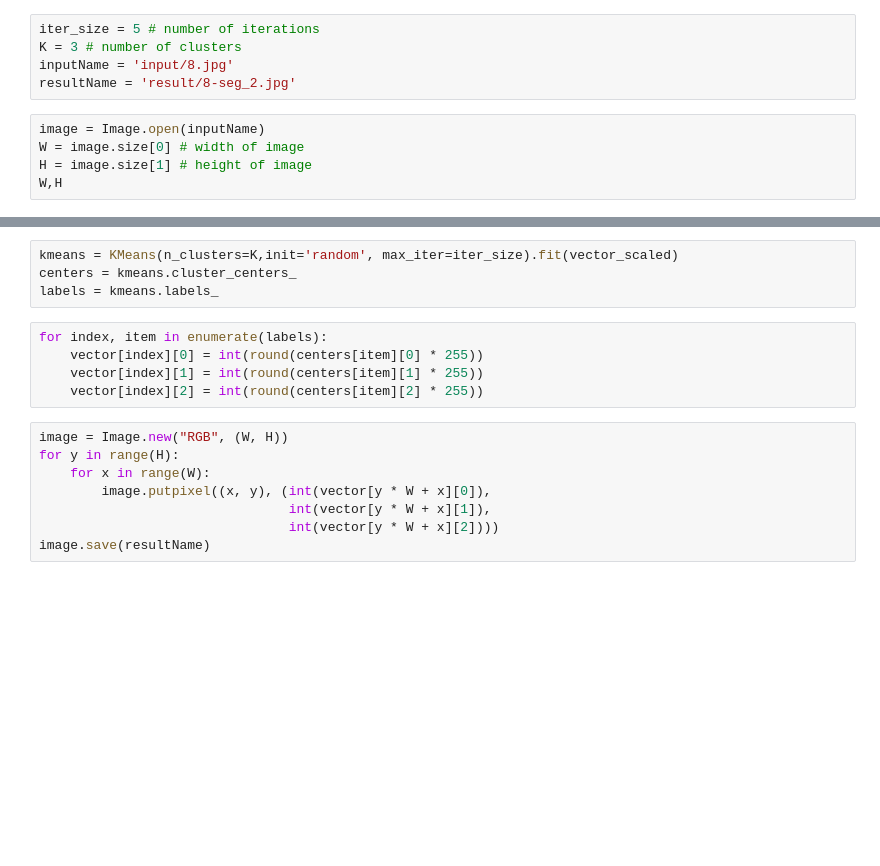
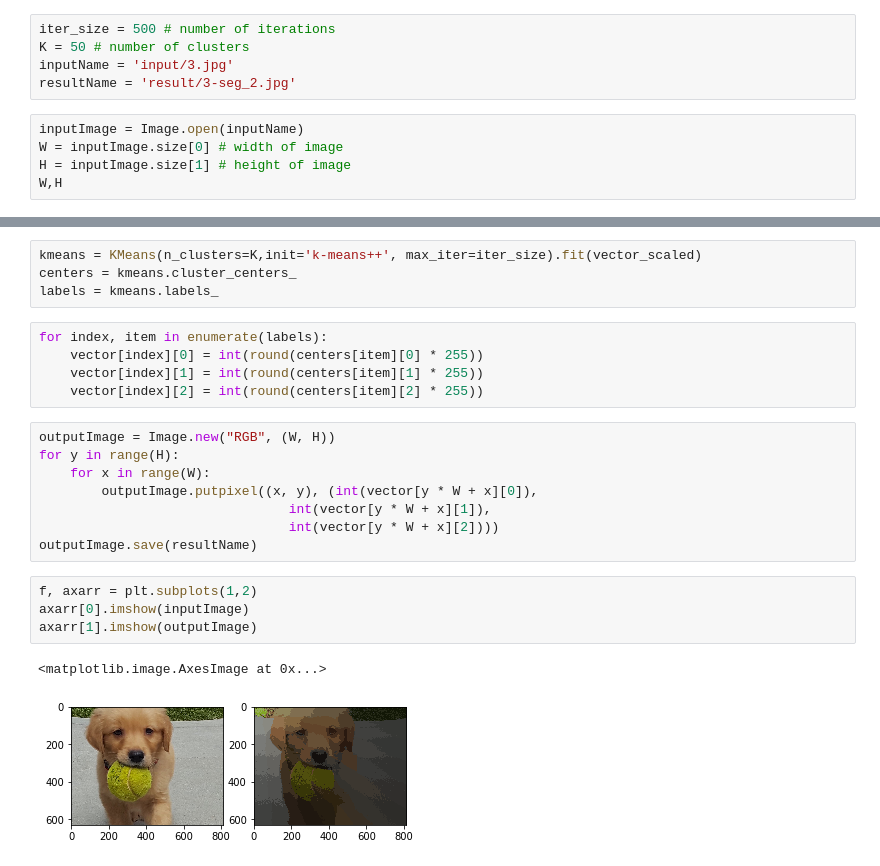
Before and after one commit to babakahmadi/clustering, a Jupyter notebook: Image segmentation kmeans/kmeans-sklearn.ipynb, the cells around one changed output, grey strips where cells are left out. Drawn from its saved outputs; the diff is of its cells as text; blank space fills up the shorter version.

Commit message:
update code and plot comparison of input/output images

```diff
--- a/Image segmentation kmeans/kmeans-sklearn.ipynb
+++ b/Image segmentation kmeans/kmeans-sklearn.ipynb
@@ -8,11 +7,11 @@ from sklearn.cluster import KMeans
 # %%
-iter_size = 5 # number of iterations
-K = 3 # number of clusters
-inputName = 'input/8.jpg'
-resultName = 'result/8-seg_2.jpg'
+iter_size = 500 # number of iterations
+K = 50 # number of clusters
+inputName = 'input/3.jpg'
+resultName = 'result/3-seg_2.jpg'
 # %%
-image = Image.open(inputName)
-W = image.size[0] # width of image
-H = image.size[1] # height of image
+inputImage = Image.open(inputName)
+W = inputImage.size[0] # width of image
+H = inputImage.size[1] # height of image
 W,H
 # %% [output]
@@ -41,7 +40,7 @@ for y in range(0, H):
 # Standarize the values of our features
 vector_scaled = preprocessing.normalize(vector)
 # %%
-kmeans = KMeans(n_clusters=K,init='random', max_iter=iter_size).fit(vector_scaled)
+kmeans = KMeans(n_clusters=K,init='k-means++', max_iter=iter_size).fit(vector_scaled)
 centers = kmeans.cluster_centers_
 labels = kmeans.labels_
 # %%
@@ -50,10 +49,17 @@ for index, item in enumerate(labels):
     vector[index][1] = int(round(centers[item][1] * 255))
     vector[index][2] = int(round(centers[item][2] * 255))
 # %%
-image = Image.new("RGB", (W, H))
+outputImage = Image.new("RGB", (W, H))
 for y in range(H):
     for x in range(W):
-        image.putpixel((x, y), (int(vector[y * W + x][0]),
+        outputImage.putpixel((x, y), (int(vector[y * W + x][0]),
                                 int(vector[y * W + x][1]),
                                 int(vector[y * W + x][2])))
-image.save(resultName)
+outputImage.save(resultName)
+# %%
+f, axarr = plt.subplots(1,2)
+axarr[0].imshow(inputImage)
+axarr[1].imshow(outputImage)
+# %% [output]
+<matplotlib.image.AxesImage at 0x...>
+[figure, added]
```
Also changed, not shown: parts of 3 cells of this notebook, 9 other files.
